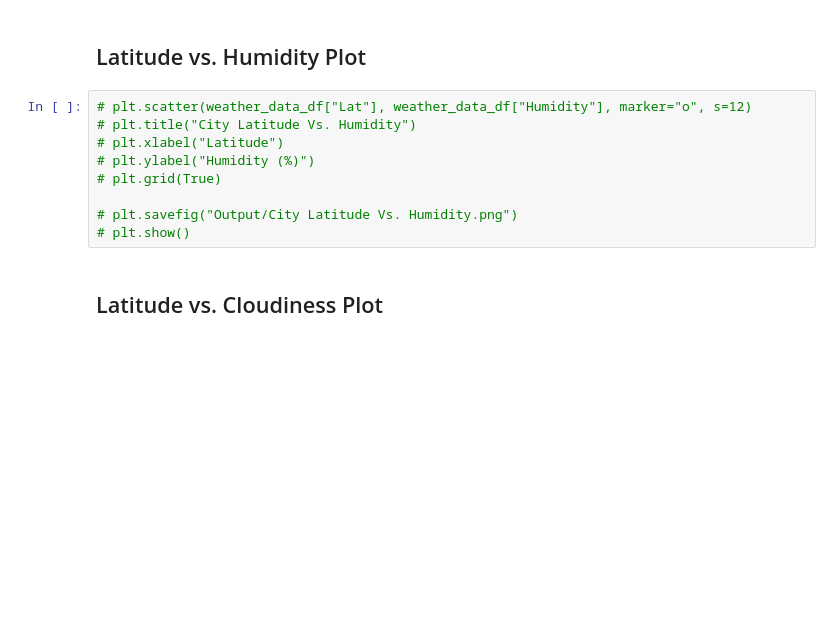
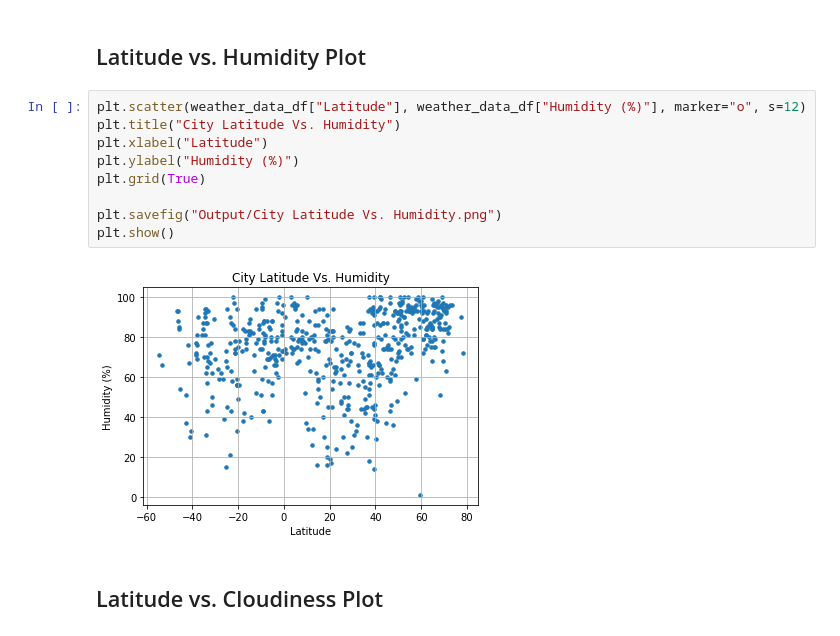
Before and after one commit to adamjohnson57/Python-api-challenge, a Jupyter notebook: Instructions/starter_code/WeatherPy.ipynb, the cells around one changed output. Cells and saved outputs as stored; diff of their text form; blank space fills up the shorter version.

```diff
--- a/Instructions/starter_code/WeatherPy.ipynb
+++ b/Instructions/starter_code/WeatherPy.ipynb
@@ -146,14 +228,16 @@ Skip this step if there are no cities that have humidity > 100%.
 # %% [markdown]
 ## Latitude vs. Humidity Plot
 # %%
-# plt.scatter(weather_data_df["Lat"], weather_data_df["Humidity"], marker="o", s=12)
-# plt.title("City Latitude Vs. Humidity")
-# plt.xlabel("Latitude")
-# plt.ylabel("Humidity (%)")
-# plt.grid(True)
+plt.scatter(weather_data_df["Latitude"], weather_data_df["Humidity (%)"], marker="o", s=12)
+plt.title("City Latitude Vs. Humidity")
+plt.xlabel("Latitude")
+plt.ylabel("Humidity (%)")
+plt.grid(True)
 
-# plt.savefig("Output/City Latitude Vs. Humidity.png")
-# plt.show()
+plt.savefig("Output/City Latitude Vs. Humidity.png")
+plt.show()
+# %% [output]
+[figure, added]
 # %% [markdown]
 ## Latitude vs. Cloudiness Plot
 # %%
```
Also changed, not shown: parts of 22 cells of this notebook, 13 other files.
